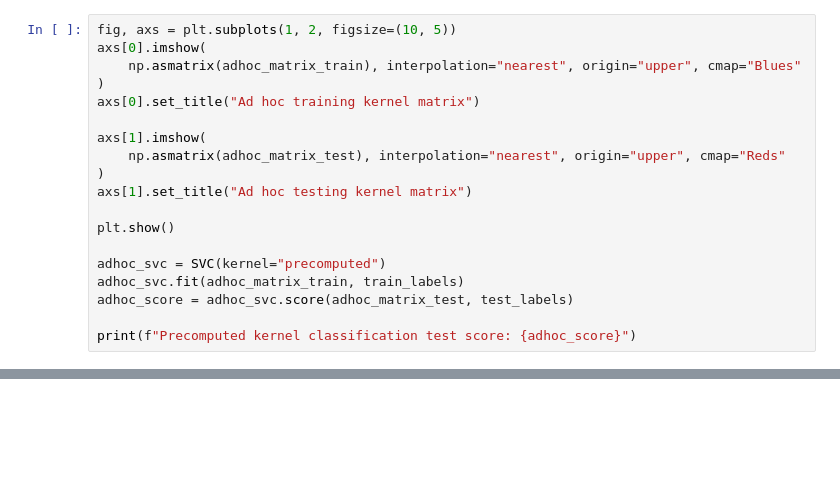
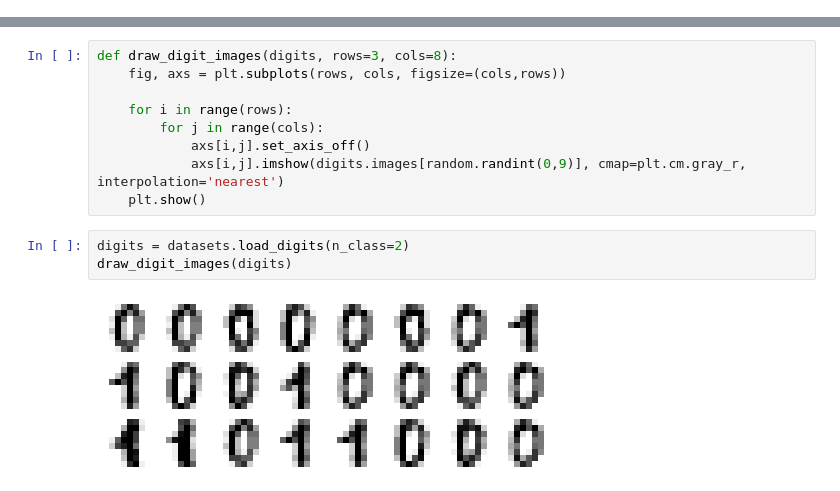
Before and after one commit to asajm/Quantum-Kernel-Method, a Jupyter notebook: QKM.ipynb, the cells around one changed output, grey strips where cells are left out. Saved outputs shown, nothing was run; the diff lists cells and outputs as text; blank space fills up the shorter version.

```diff
--- a/QKM.ipynb
+++ b/QKM.ipynb
@@ -237,19 +0,0 @@ adhoc_matrix_test = adhoc_kernel.evaluate(x_vec=test_features, y_vec=train_featu
-# %%
-fig, axs = plt.subplots(1, 2, figsize=(10, 5))
-axs[0].imshow(
-    np.asmatrix(adhoc_matrix_train), interpolation="nearest", origin="upper", cmap="Blues"
-)
-axs[0].set_title("Ad hoc training kernel matrix")
-
-axs[1].imshow(
-    np.asmatrix(adhoc_matrix_test), interpolation="nearest", origin="upper", cmap="Reds"
-)
-axs[1].set_title("Ad hoc testing kernel matrix")
-
-plt.show()
-
-adhoc_svc = SVC(kernel="precomputed")
-adhoc_svc.fit(adhoc_matrix_train, train_labels)
-adhoc_score = adhoc_svc.score(adhoc_matrix_test, test_labels)
-
-print(f"Precomputed kernel classification test score: {adhoc_score}")
@@ -367,0 +41,14 @@ ImportError: cannot import name 'split_dataset_to_data_and_labels' from 'qiskit.
+# %%
+def draw_digit_images(digits, rows=3, cols=8):
+    fig, axs = plt.subplots(rows, cols, figsize=(cols,rows))
+
+    for i in range(rows):
+        for j in range(cols):
+            axs[i,j].set_axis_off()
+            axs[i,j].imshow(digits.images[random.randint(0,9)], cmap=plt.cm.gray_r, interpolation='nearest')
+    plt.show()
+# %%
+digits = datasets.load_digits(n_class=2)
+draw_digit_images(digits)
+# %% [output]
+[figure, added]
```
Also changed, not shown: parts of 56 cells of this notebook, 3 other files.
